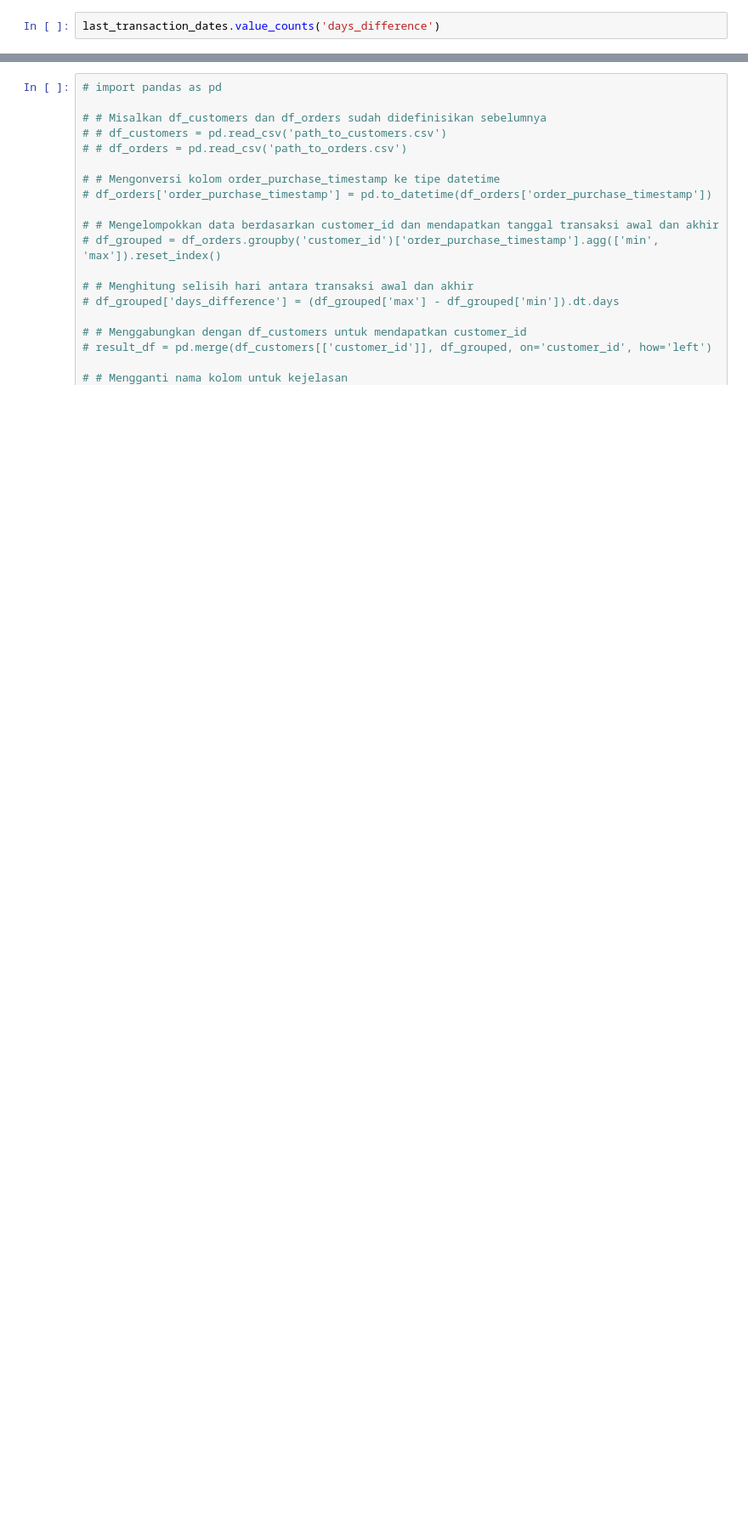
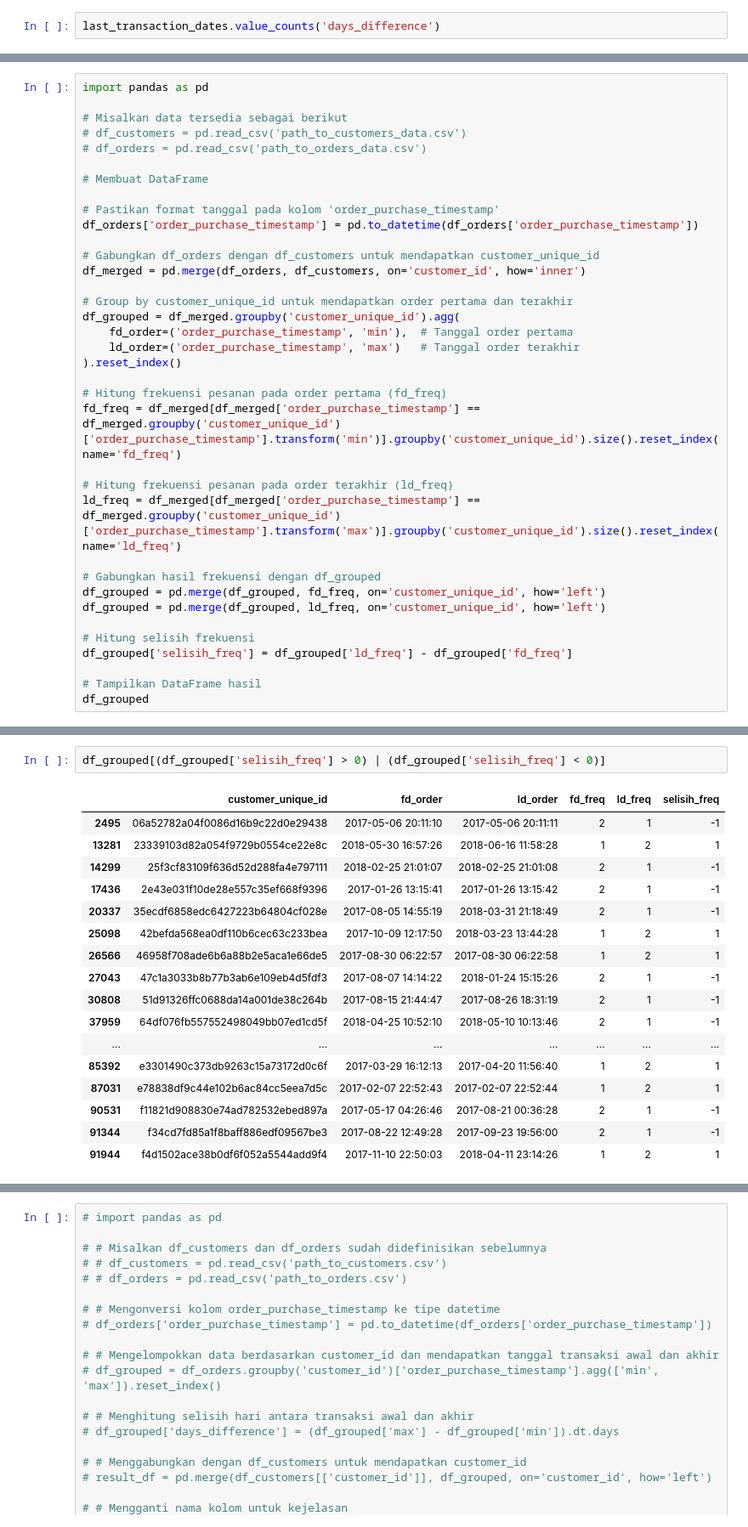
Before and after one commit to BeeGaes/data_grow, a Jupyter notebook: Growia/Modul 9/beginner/beginner.ipynb, the cells around one changed output, grey strips where cells are left out. Shown at 85% size. Drawn from its saved outputs; the diff is of its cells as text; blank space fills up the shorter version.

```diff
--- a/Growia/Modul 9/beginner/beginner.ipynb
+++ b/Growia/Modul 9/beginner/beginner.ipynb
@@ -225,0 +184,36 @@ last_transaction_dates.value_counts('days_difference')
+# %%
+import pandas as pd
+
+# Misalkan data tersedia sebagai berikut
+# df_customers = pd.read_csv('path_to_customers_data.csv')
+# df_orders = pd.read_csv('path_to_orders_data.csv')
+
+# Membuat DataFrame
+
+# Pastikan format tanggal pada kolom 'order_purchase_timestamp'
+df_orders['order_purchase_timestamp'] = pd.to_datetime(df_orders['order_purchase_timestamp'])
+
+# Gabungkan df_orders dengan df_customers untuk mendapatkan customer_unique_id
+df_merged = pd.merge(df_orders, df_customers, on='customer_id', how='inner')
+
+# Group by customer_unique_id untuk mendapatkan order pertama dan terakhir
+df_grouped = df_merged.groupby('customer_unique_id').agg(
+    fd_order=('order_purchase_timestamp', 'min'),  # Tanggal order pertama
+    ld_order=('order_purchase_timestamp', 'max')   # Tanggal order terakhir
+).reset_index()
+
+# Hitung frekuensi pesanan pada order pertama (fd_freq)
+fd_freq = df_merged[df_merged['order_purchase_timestamp'] == df_merged.groupby('customer_unique_id')['order_purchase_timestamp'].transform('min')].groupby('customer_unique_id').size().reset_index(name='fd_freq')
+
+# Hitung frekuensi pesanan pada order terakhir (ld_freq)
+ld_freq = df_merged[df_merged['order_purchase_timestamp'] == df_merged.groupby('customer_unique_id')['order_purchase_timestamp'].transform('max')].groupby('customer_unique_id').size().reset_index(name='ld_freq')
+
+# Gabungkan hasil frekuensi dengan df_grouped
+df_grouped = pd.merge(df_grouped, fd_freq, on='customer_unique_id', how='left')
+df_grouped = pd.merge(df_grouped, ld_freq, on='customer_unique_id', how='left')
+
+# Hitung selisih frekuensi
+df_grouped['selisih_freq'] = df_grouped['ld_freq'] - df_grouped['fd_freq']
+
+# Tampilkan DataFrame hasil
+df_grouped
@@ -225,0 +234,20 @@ last_transaction_dates.value_counts('days_difference')
+# %%
+df_grouped[(df_grouped['selisih_freq'] > 0) | (df_grouped['selisih_freq'] < 0)]
+# %% [output]
+|  | customer_unique_id | fd_order | ld_order | fd_freq | ld_freq | selisih_freq |
+| 2495 | 06a52782a04f0086d16b9c22d0e29438 | 2017-05-06 20:11:10 | 2017-05-06 20:11:11 | 2 | 1 | -1 |
+| 13281 | 23339103d82a054f9729b0554ce22e8c | 2018-05-30 16:57:26 | 2018-06-16 11:58:28 | 1 | 2 | 1 |
+| 14299 | 25f3cf83109f636d52d288fa4e797111 | 2018-02-25 21:01:07 | 2018-02-25 21:01:08 | 2 | 1 | -1 |
+| 17436 | 2e43e031f10de28e557c35ef668f9396 | 2017-01-26 13:15:41 | 2017-01-26 13:15:42 | 2 | 1 | -1 |
+| 20337 | 35ecdf6858edc6427223b64804cf028e | 2017-08-05 14:55:19 | 2018-03-31 21:18:49 | 2 | 1 | -1 |
+| 25098 | 42befda568ea0df110b6cec63c233bea | 2017-10-09 12:17:50 | 2018-03-23 13:44:28 | 1 | 2 | 1 |
+| 26566 | 46958f708ade6b6a88b2e5aca1e66de5 | 2017-08-30 06:22:57 | 2017-08-30 06:22:58 | 1 | 2 | 1 |
+| 27043 | 47c1a3033b8b77b3ab6e109eb4d5fdf3 | 2017-08-07 14:14:22 | 2018-01-24 15:15:26 | 2 | 1 | -1 |
+| 30808 | 51d91326ffc0688da14a001de38c264b | 2017-08-15 21:44:47 | 2017-08-26 18:31:19 | 2 | 1 | -1 |
+| 37959 | 64df076fb557552498049bb07ed1cd5f | 2018-04-25 10:52:10 | 2018-05-10 10:13:46 | 2 | 1 | -1 |
+| ... | ... | ... | ... | ... | ... | ... |
+| 85392 | e3301490c373db9263c15a73172d0c6f | 2017-03-29 16:12:13 | 2017-04-20 11:56:40 | 1 | 2 | 1 |
+| 87031 | e78838df9c44e102b6ac84cc5eea7d5c | 2017-02-07 22:52:43 | 2017-02-07 22:52:44 | 1 | 2 | 1 |
+| 90531 | f11821d908830e74ad782532ebed897a | 2017-05-17 04:26:46 | 2017-08-21 00:36:28 | 2 | 1 | -1 |
+| 91344 | f34cd7fd85a1f8baff886edf09567be3 | 2017-08-22 12:49:28 | 2017-09-23 19:56:00 | 2 | 1 | -1 |
+| 91944 | f4d1502ace38b0df6f052a5544add9f4 | 2017-11-10 22:50:03 | 2018-04-11 23:14:26 | 1 | 2 | 1 |
```
Also changed, not shown: parts of 21 cells of this notebook, 1 other file.
